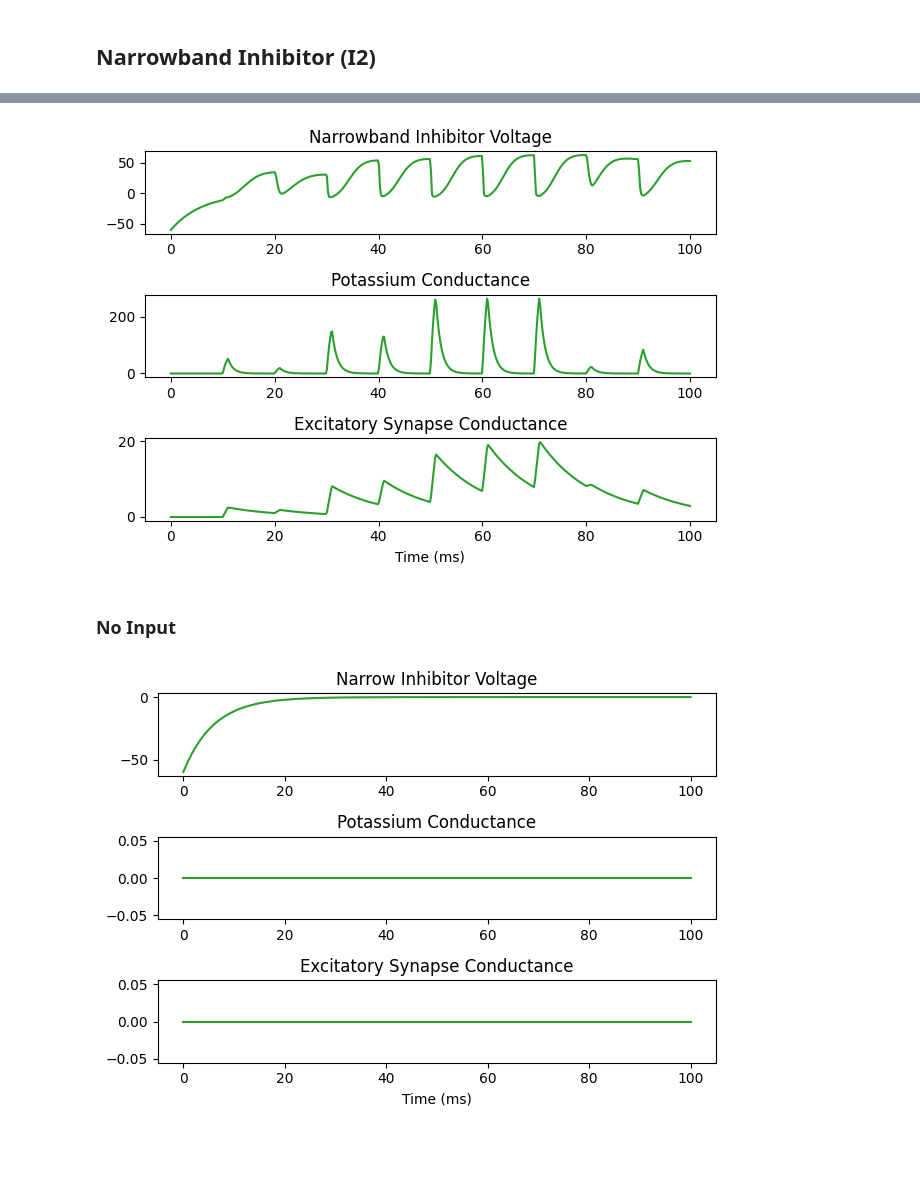
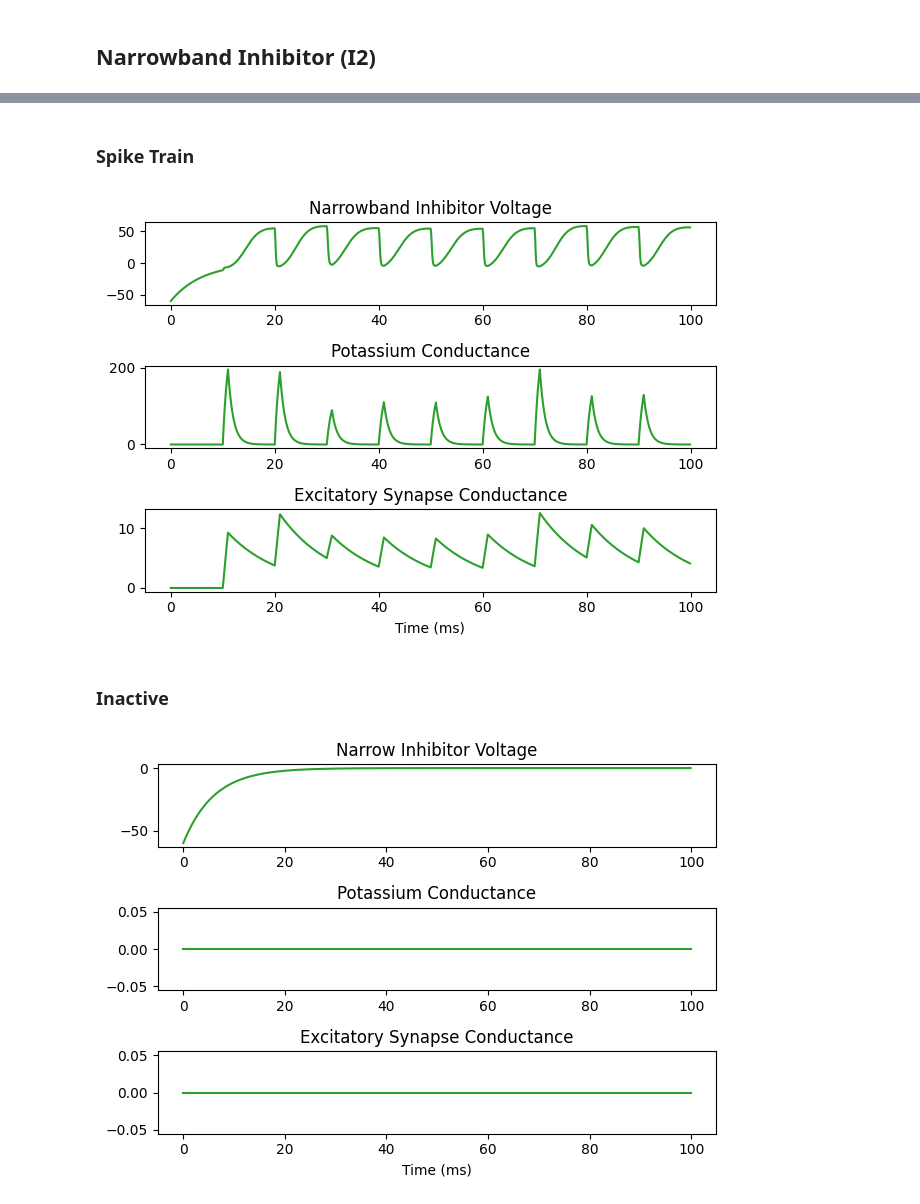
Before and after one commit to kedoxey/DCN_model, a Jupyter notebook: notebooks/neuromime_model.ipynb, the cells around one changed output, grey strips where cells are left out. Saved outputs shown, nothing was run; the diff lists cells and outputs as text; code cells hidden in the pictures; blank space fills up the shorter version.

```diff
--- a/notebooks/neuromime_model.ipynb
+++ b/notebooks/neuromime_model.ipynb
@@ -106,3 +142,3 @@ gex0 = 0
 # %%
-run_cell(returns_dvdt, (v0, gk0, gex0), ts, (tm, tk, bk, ek, tex, sigmaex, eex, thresh), 'Wideband Inhibitor', 'tab:purple', '')
+run_cell(returns_dvdt, (v0, gk0, gex0), ts, (tm, tk, bk, ek, tex, sigmaex, eex, t_single, s_single), 'Wideband Inhibitor', 'tab:purple', '')
 # %% [output]
@@ -111,0 +148,2 @@ run_cell(returns_dvdt, (v0, gk0, gex0), ts, (tm, tk, bk, ek, tex, sigmaex, eex,
+# %%
+run_cell(returns_dvdt, (v0, gk0, gex0), ts, (tm, tk, bk, ek, tex, sigmaex, eex, t_train, s_train), 'Wideband Inhibitor', 'tab:purple', '')
@@ -112,7 +154,7 @@ run_cell(returns_dvdt, (v0, gk0, gex0), ts, (tm, tk, bk, ek, tex, sigmaex, eex,
 # %%
 bk = 0
 sigmaex = 0
-run_cell(returns_dvdt, (v0, gk0, gex0), ts, (tm, tk, bk, ek, tex, sigmaex, eex, thresh), 'Wideband Inhibitor', 'tab:purple', '')
+run_cell(returns_dvdt, (v0, gk0, gex0), ts, (tm, tk, bk, ek, tex, sigmaex, eex, t_train, s_train), 'Wideband Inhibitor', 'tab:purple', '')
 # %% [output]
 [figure]
 # %% [markdown]
@@ -134,0 +183,3 @@ gex0 = 0
+# %%
+t_single = [40]
+run_cell(returns_dvdt, (v0, gk0, gex0), ts, (tm, tk, bk, ek, tex, sigmaex, eex, t_single, s_single), 'Narrowband Inhibitor', 'tab:green', '')
@@ -135,9 +188,11 @@ gex0 = 0
+# %% [markdown]
+### Spike Train
 # %%
-run_cell(returns_dvdt, (v0, gk0, gex0), ts, (tm, tk, bk, ek, tex, sigmaex, eex, thresh), 'Narrowband Inhibitor', 'tab:green', '')
+run_cell(returns_dvdt, (v0, gk0, gex0), ts, (tm, tk, bk, ek, tex, sigmaex, eex, t_train, s_train), 'Narrowband Inhibitor', 'tab:green', '')
 # %% [output]
-[figure, old version]
+[figure, new version]
-# %% [markdown]
-### No Input
+# %% [markdown]
+### Inactive
 # %%
 bk = 0
 sigmaex = 0
```
Also changed, not shown: parts of 29 cells of this notebook, 16 other files.
